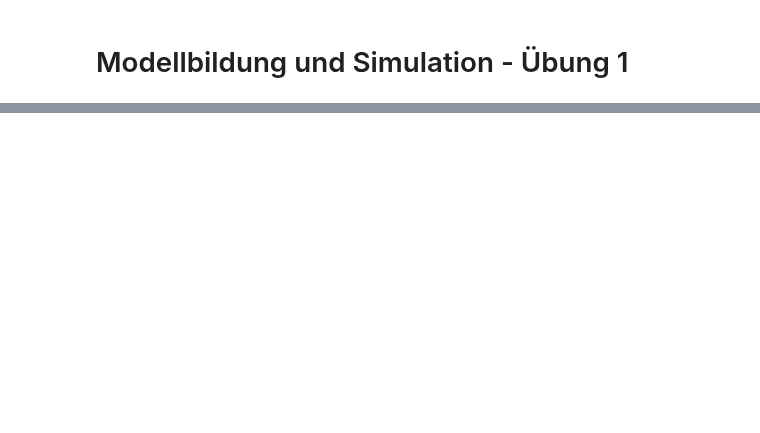
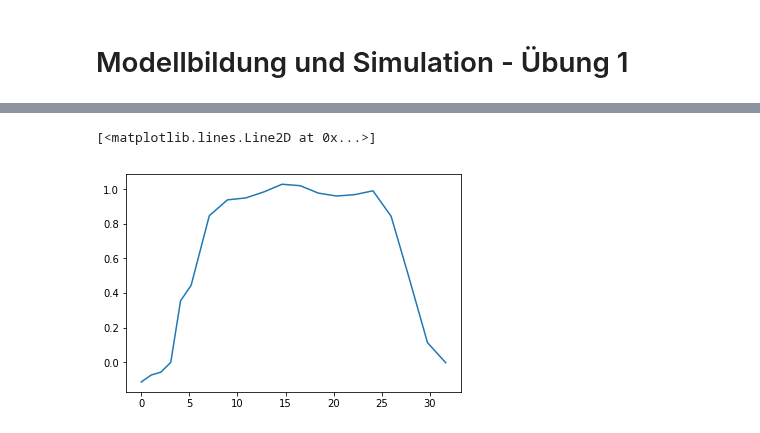
Before and after one commit to darenegade/modellbildung, a Jupyter notebook: Abgabe1/Abgabe1.ipynb, the cells around one changed output, grey strips where cells are left out. Saved outputs shown, nothing was run; the diff lists cells and outputs as text; code cells hidden in the pictures; blank space fills up the shorter version.

```diff
--- a/Abgabe1/Abgabe1.ipynb
+++ b/Abgabe1/Abgabe1.ipynb
@@ -10,0 +13,5 @@ plt.plot(df1['Time'], df1['Acceleration'])
+# %%
+plt.plot(pvData['Time (s)'], pvData['Velocity (m/s)'])
+# %% [output]
+[<matplotlib.lines.Line2D at 0x...>]
+[figure, added]
```
Also changed, not shown: parts of 3 cells of this notebook, 2 other files.
